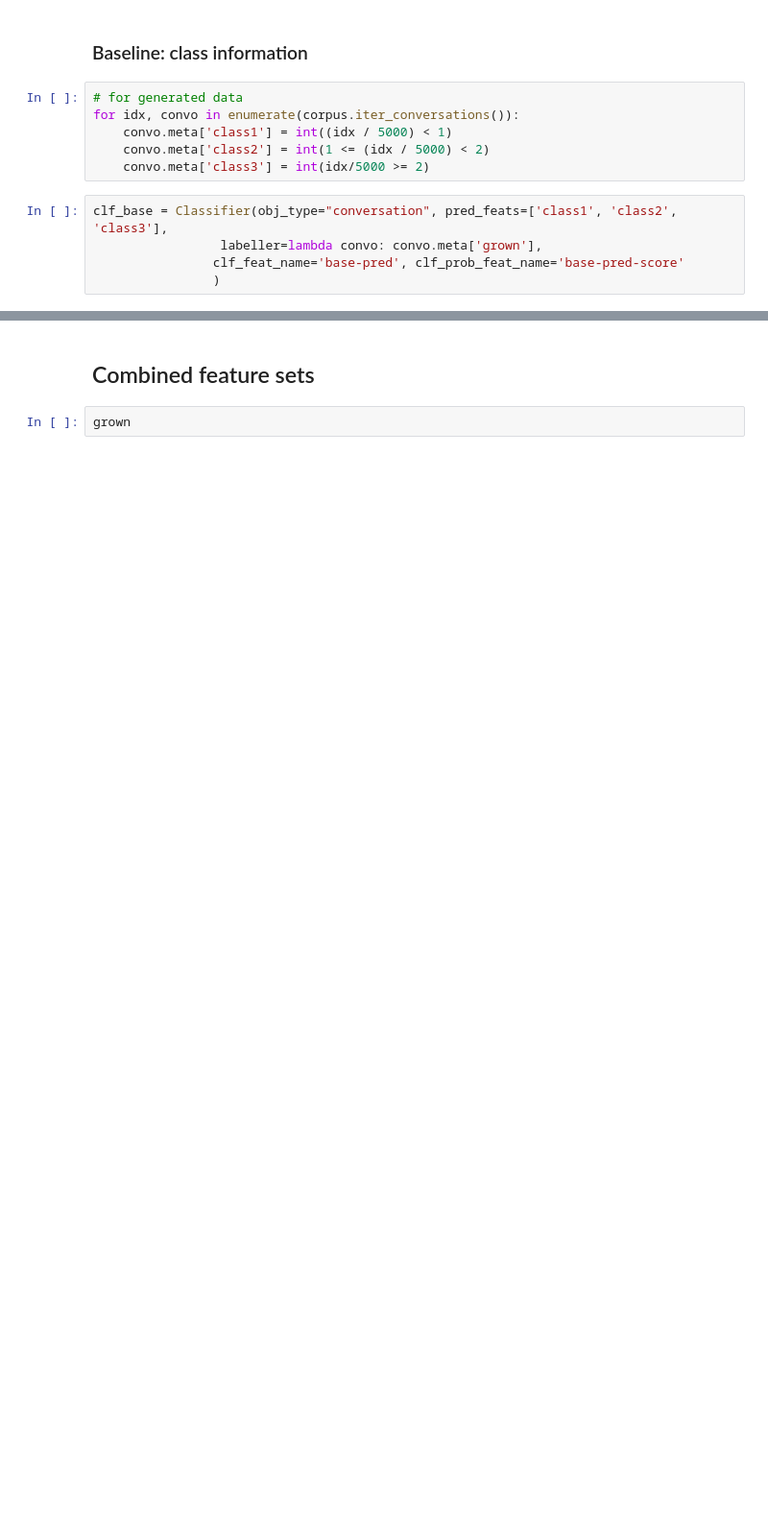
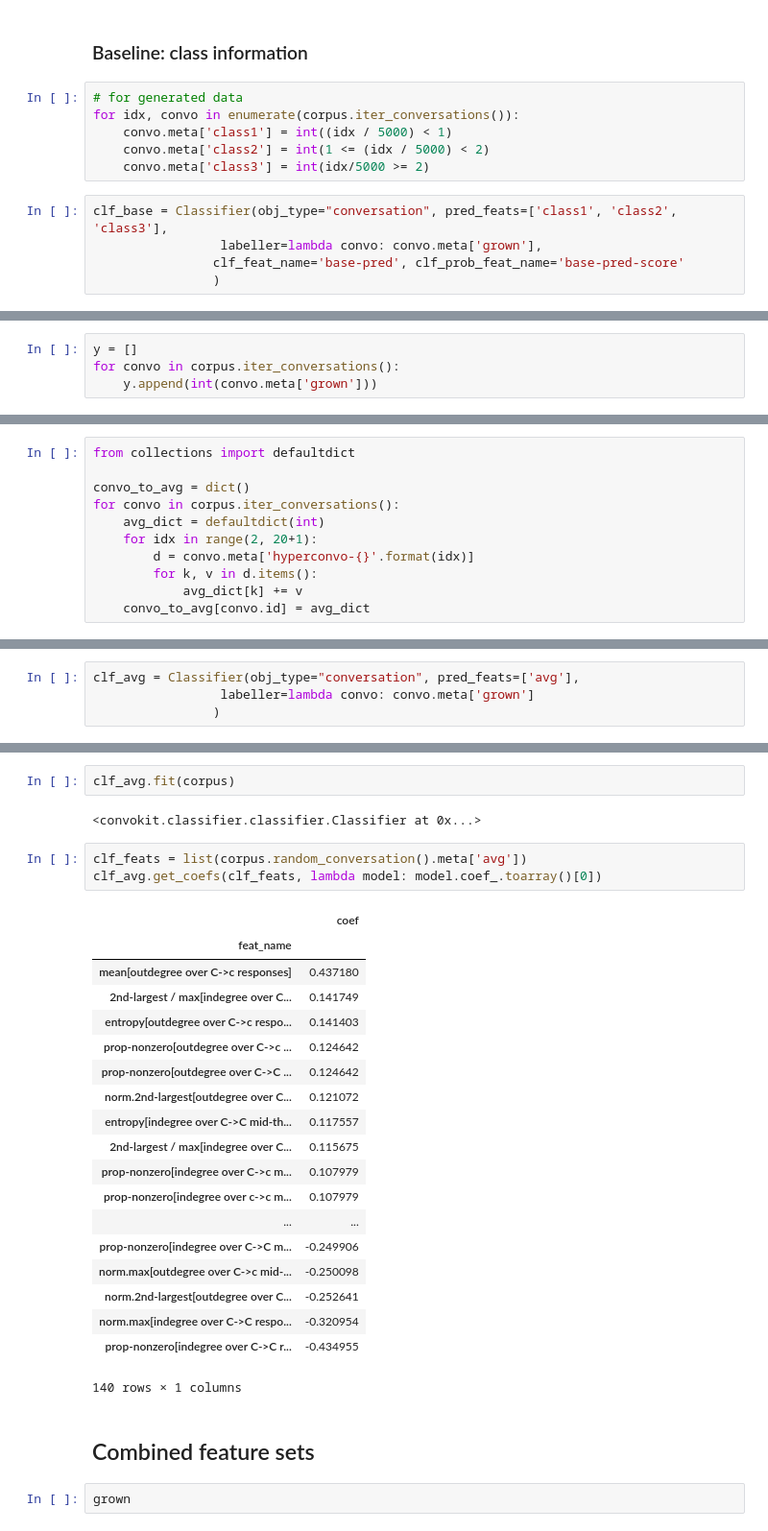
Before and after one commit to rgangela99/Cornell-Conversational-Analysis-Toolkit, a Jupyter notebook: convokit/tensor_decomposer/experiments/future_reciprocity_predictive_task.ipynb, the cells around one changed output, grey strips where cells are left out. Shown: that part at 96% size. Drawn from its saved outputs; the diff is of its cells as text; blank space fills up the shorter version.

```diff
--- a/convokit/tensor_decomposer/experiments/future_reciprocity_predictive_task.ipynb
+++ b/convokit/tensor_decomposer/experiments/future_reciprocity_predictive_task.ipynb
@@ -172,0 +267,4 @@ Done.
+# %%
+y = []
+for convo in corpus.iter_conversations():
+    y.append(int(convo.meta['grown']))
@@ -172,0 +324,11 @@ Done.
+# %%
+from collections import defaultdict
+
+convo_to_avg = dict()
+for convo in corpus.iter_conversations():
+    avg_dict = defaultdict(int)
+    for idx in range(2, 20+1):
+        d = convo.meta['hyperconvo-{}'.format(idx)]
+        for k, v in d.items():
+            avg_dict[k] += v
+    convo_to_avg[convo.id] = avg_dict
@@ -172,0 +350,4 @@ Done.
+# %%
+clf_avg = Classifier(obj_type="conversation", pred_feats=['avg'],
+                 labeller=lambda convo: convo.meta['grown']
+                )
@@ -173,3 +366,30 @@ Done.
+# %%
+clf_avg.fit(corpus)
+# %% [output]
+<convokit.classifier.classifier.Classifier at 0x...>
+# %%
+clf_feats = list(corpus.random_conversation().meta['avg'])
+clf_avg.get_coefs(clf_feats, lambda model: model.coef_.toarray()[0])
+# %% [output]
+|  | coef |
+| feat_name |  |
+| mean[outdegree over C->c responses] | 0.437180 |
+| 2nd-largest / max[indegree over C... | 0.141749 |
+| entropy[outdegree over C->c respo... | 0.141403 |
+| prop-nonzero[outdegree over C->c ... | 0.124642 |
+| prop-nonzero[outdegree over C->C ... | 0.124642 |
+| norm.2nd-largest[outdegree over C... | 0.121072 |
+| entropy[indegree over C->C mid-th... | 0.117557 |
+| 2nd-largest / max[indegree over C... | 0.115675 |
+| prop-nonzero[indegree over C->c m... | 0.107979 |
+| prop-nonzero[indegree over c->c m... | 0.107979 |
+| ... | ... |
+| prop-nonzero[indegree over C->C m... | -0.249906 |
+| norm.max[outdegree over C->c mid-... | -0.250098 |
+| norm.2nd-largest[outdegree over C... | -0.252641 |
+| norm.max[indegree over C->C respo... | -0.320954 |
+| prop-nonzero[indegree over C->C r... | -0.434955 |
+140 rows × 1 columns
 # %% [markdown]
 ## Combined feature sets
 # %%
```
Also changed, not shown: parts of 48 cells of this notebook, 8 other files.
